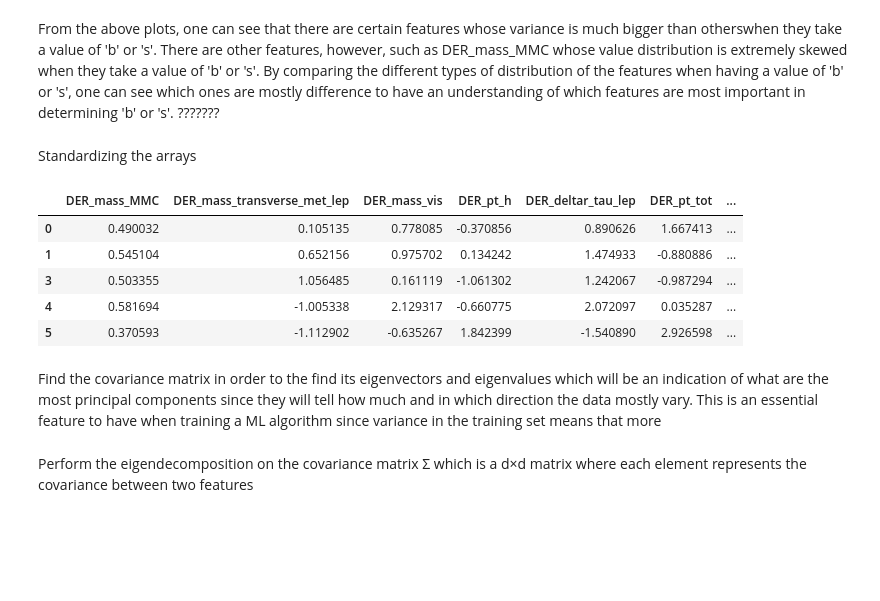
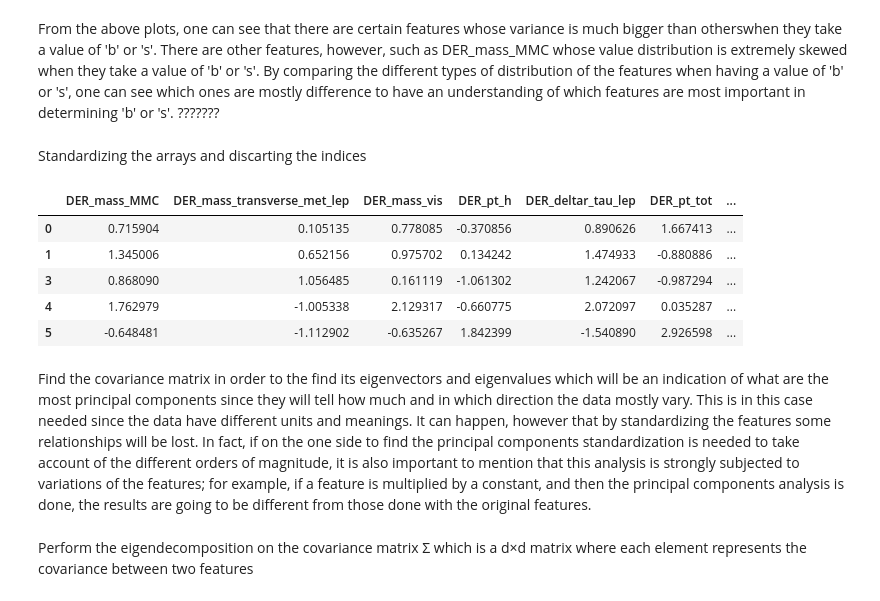
Before and after one commit to gianlucamancini7/machine_learning, a Jupyter notebook: main.ipynb, the cells around one changed output. Cells and saved outputs as stored; diff of their text form; code cells hidden in the pictures; blank space fills up the shorter version.

```diff
--- a/main.ipynb
+++ b/main.ipynb
@@ -282,7 +320,6 @@ colors = {'b': 'rgb(31, 119, 180)',
           's': 'rgb(255, 127, 14)'}
 features = df_features_train_independent.iloc[:,1:].columns.values
 
-# Iterate through the five airlines
 fig=plt.figure(figsize=(20,10))
 for feature in features:
 
@@ -292,7 +329,7 @@ for feature in features:
     subset_non_boson = df_features_train_independent[prediction_independent['Prediction'] == 's']
 
     # Draw the density plot
-    sns.distplot(standardize(subset_boson[feature]), hist = False, kde = True,
+    sns.distplot(standardize_personal(subset_boson[feature]), hist = False, kde = True,
                  kde_kws = {'linewidth': 3},
                  label = feature)
 #     print (feature)
@@ -323,7 +380,7 @@ for feature in features:
     subset_non_boson = df_features_train_independent[prediction_independent['Prediction'] == 's']
 
     # Draw the density plot
-    sns.distplot(standardize(subset_non_boson[feature]), hist = False, kde = True,
+    sns.distplot(standardize_personal(subset_non_boson[feature]), hist = False, kde = True,
                  kde_kws = {'linewidth': 3},
                  label = feature)
 #     print (feature)
@@ -360,23 +400,22 @@ Text(0,0.5,'Density')
 # %% [markdown]
 From the above plots, one can see that there are certain features whose variance is much bigger than otherswhen they take a value of 'b' or 's'. There are other features, however, such as DER_mass_MMC whose value distribution is extremely skewed when they take a value of 'b' or 's'. By comparing the different types of distribution of the features when having a value of 'b' or 's', one can see which ones are mostly difference to have an understanding of which features are most important in determining 'b' or 's'. ???????
 # %% [markdown]
-Standardizing the arrays
+Standardizing the arrays and discarting the indices
 # %%
 features = df_features_train_independent.iloc[:,1:].columns.values
-
 df_features_train_independent_std=pd.DataFrame()
 
 for feature in features:
 
-    df_features_train_independent_std[feature]=standardize(df_features_train_independent[feature])
+    df_features_train_independent_std[feature]=standardize_personal(df_features_train_independent[feature])
 df_features_train_independent_std.head()
 # %% [output]
 |  | DER_mass_MMC | DER_mass_transverse_met_lep | DER_mass_vis | DER_pt_h | DER_deltar_tau_lep | DER_pt_tot | ... |
-| 0 | 0.490032 | 0.105135 | 0.778085 | -0.370856 | 0.890626 | 1.667413 | ... |
-| 1 | 0.545104 | 0.652156 | 0.975702 | 0.134242 | 1.474933 | -0.880886 | ... |
-| 3 | 0.503355 | 1.056485 | 0.161119 | -1.061302 | 1.242067 | -0.987294 | ... |
-| 4 | 0.581694 | -1.005338 | 2.129317 | -0.660775 | 2.072097 | 0.035287 | ... |
-| 5 | 0.370593 | -1.112902 | -0.635267 | 1.842399 | -1.540890 | 2.926598 | ... |
+| 0 | 0.715904 | 0.105135 | 0.778085 | -0.370856 | 0.890626 | 1.667413 | ... |
+| 1 | 1.345006 | 0.652156 | 0.975702 | 0.134242 | 1.474933 | -0.880886 | ... |
+| 3 | 0.868090 | 1.056485 | 0.161119 | -1.061302 | 1.242067 | -0.987294 | ... |
+| 4 | 1.762979 | -1.005338 | 2.129317 | -0.660775 | 2.072097 | 0.035287 | ... |
+| 5 | -0.648481 | -1.112902 | -0.635267 | 1.842399 | -1.540890 | 2.926598 | ... |
-# %% [markdown]
-Find the covariance matrix in order to the find its eigenvectors and eigenvalues which will be an indication of what are the most principal components since they will tell how much and in which direction the data mostly vary. This is an essential feature to have when training a ML algorithm since variance in the training set means that more
+# %% [markdown]
+Find the covariance matrix in order to the find its eigenvectors and eigenvalues which will be an indication of what are the most principal components since they will tell how much and in which direction the data mostly vary. This is in this case needed since the data have different units and meanings. It can happen, however that by standardizing the features some relationships will be lost. In fact, if on the one side to find the principal components standardization is needed to take account of the different orders of magnitude, it is also important to mention that this analysis is strongly subjected to variations of the features; for example, if a feature is multiplied by a constant, and then the principal components analysis is done, the results are going to be different from those done with the original features.
 # %%
```
Also changed, not shown: parts of 50 cells of this notebook, 8 other files.
